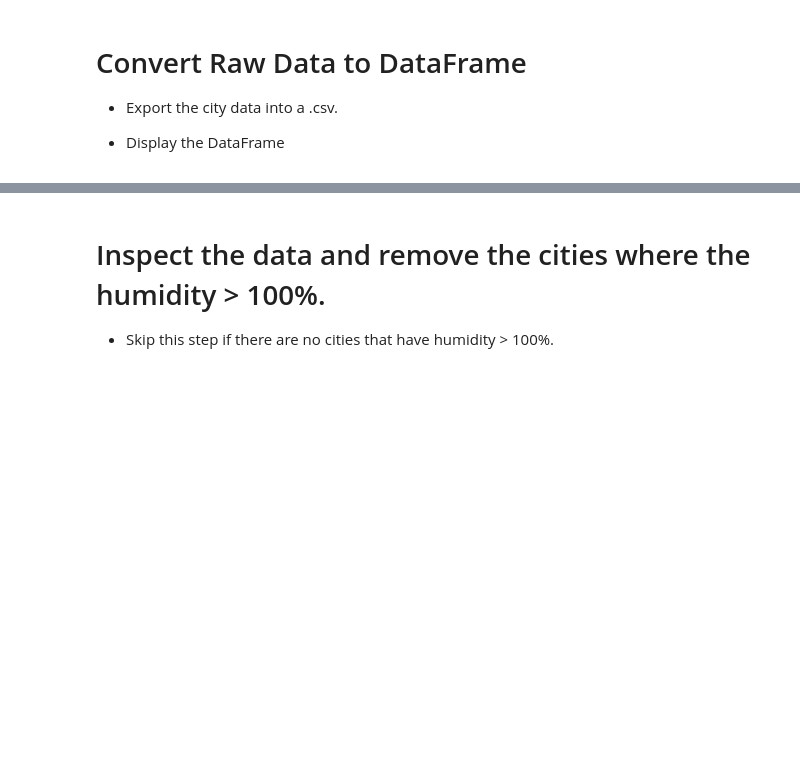
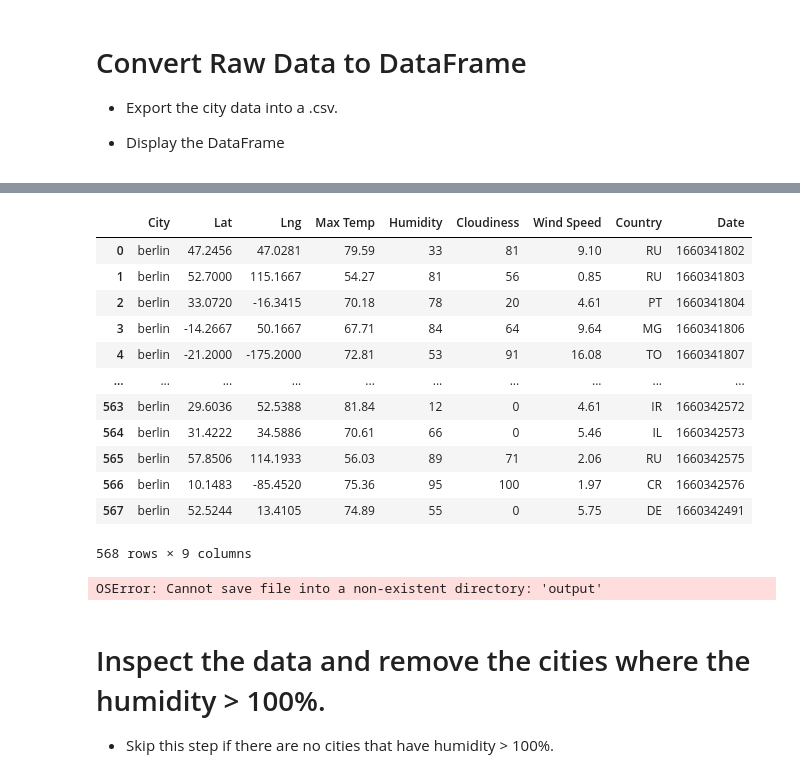
Before and after one commit to ArmandDauti/python-api-challenge, a Jupyter notebook: WeatherPy.ipynb, the cells around one changed output, grey strips where cells are left out. Cells and saved outputs as stored; diff of their text form; code cells hidden in the pictures; blank space fills up the shorter version.

```diff
--- a/WeatherPy.ipynb
+++ b/WeatherPy.ipynb
@@ -53,3 +55,9 @@ len(cities)
 * Perform a weather check on each city using a series of successive API calls.
 
 * Include a print log of each city as it'sbeing processed (with the city number and city name).
+# %%
+base_url = "http://api.openweathermap.org/data/2.5/weather?"
+units = "imperial"
+
+# Build the query URL
+query_url = f"{base_url}appid={weather_api_key}&units={units}&q="
@@ -63,3 +147,37 @@ len(cities)
+# %%
+# create the dataframe
+cities_df = ({
+    "City": city,
+    "Lat": lat,
+    "Lng": long,
+    "Max Temp": temperature,
+    "Humidity": humidity,
+    "Cloudiness": cloudiness,
+    "Wind Speed": wind_speed,
+    "Country": country,
+    "Date": date
+})
+weather_data = pd.DataFrame(cities_df)
+weather_data
+# %% [output]
+|  | City | Lat | Lng | Max Temp | Humidity | Cloudiness | Wind Speed | Country | Date |
+| 0 | berlin | 47.2456 | 47.0281 | 79.59 | 33 | 81 | 9.10 | RU | 1660341802 |
+| 1 | berlin | 52.7000 | 115.1667 | 54.27 | 81 | 56 | 0.85 | RU | 1660341803 |
+| 2 | berlin | 33.0720 | -16.3415 | 70.18 | 78 | 20 | 4.61 | PT | 1660341804 |
+| 3 | berlin | -14.2667 | 50.1667 | 67.71 | 84 | 64 | 9.64 | MG | 1660341806 |
+| 4 | berlin | -21.2000 | -175.2000 | 72.81 | 53 | 91 | 16.08 | TO | 1660341807 |
+| ... | ... | ... | ... | ... | ... | ... | ... | ... | ... |
+| 563 | berlin | 29.6036 | 52.5388 | 81.84 | 12 | 0 | 4.61 | IR | 1660342572 |
+| 564 | berlin | 31.4222 | 34.5886 | 70.61 | 66 | 0 | 5.46 | IL | 1660342573 |
+| 565 | berlin | 57.8506 | 114.1933 | 56.03 | 89 | 71 | 2.06 | RU | 1660342575 |
+| 566 | berlin | 10.1483 | -85.4520 | 75.36 | 95 | 100 | 1.97 | CR | 1660342576 |
+| 567 | berlin | 52.5244 | 13.4105 | 74.89 | 55 | 0 | 5.75 | DE | 1660342491 |
+568 rows × 9 columns
+# %%
+# export DataFrame to CSV file
+weather_data.to_csv("output/weather.csv")
+# %% [output]
+OSError: Cannot save file into a non-existent directory: 'output'
 # %% [markdown]
 # Inspect the data and remove the cities where the humidity > 100%.
 
```
Also changed, not shown: parts of 3 cells of this notebook, 1 other file.
